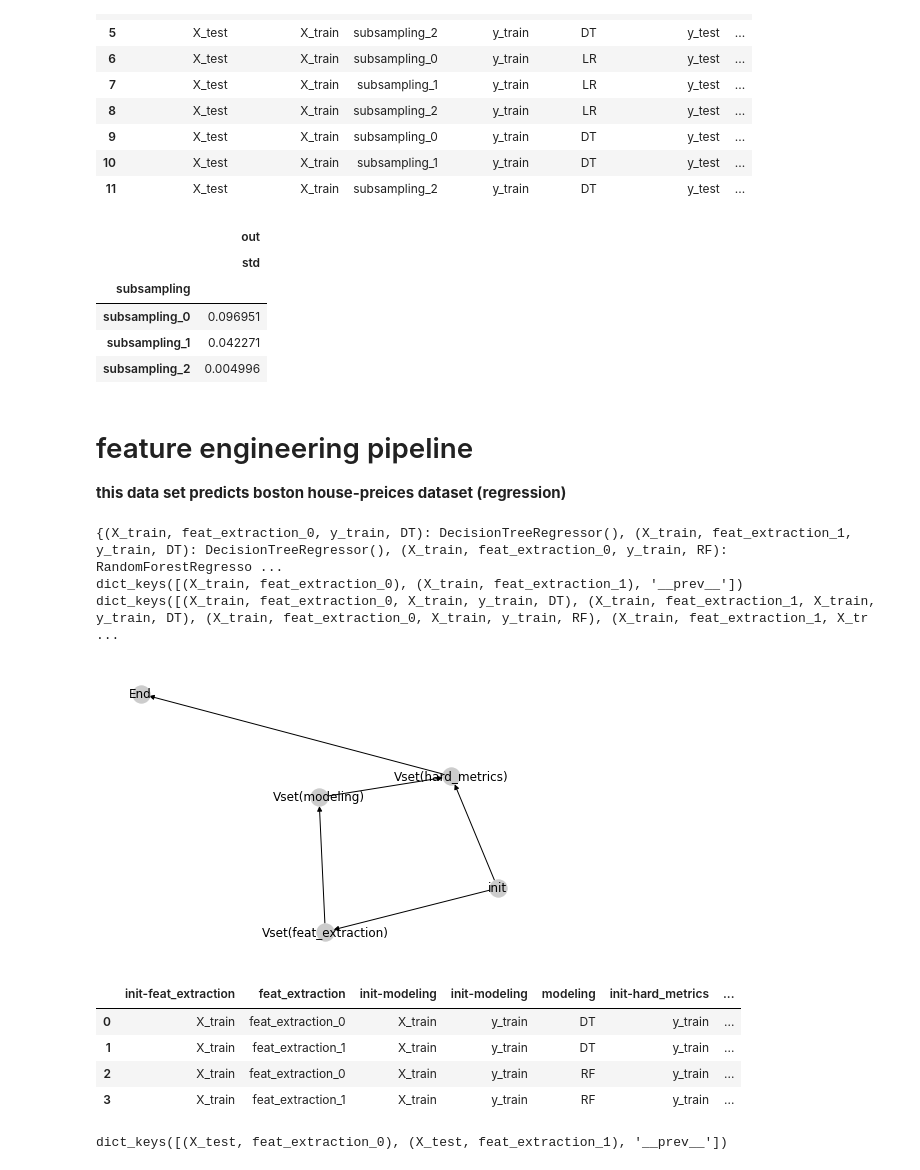
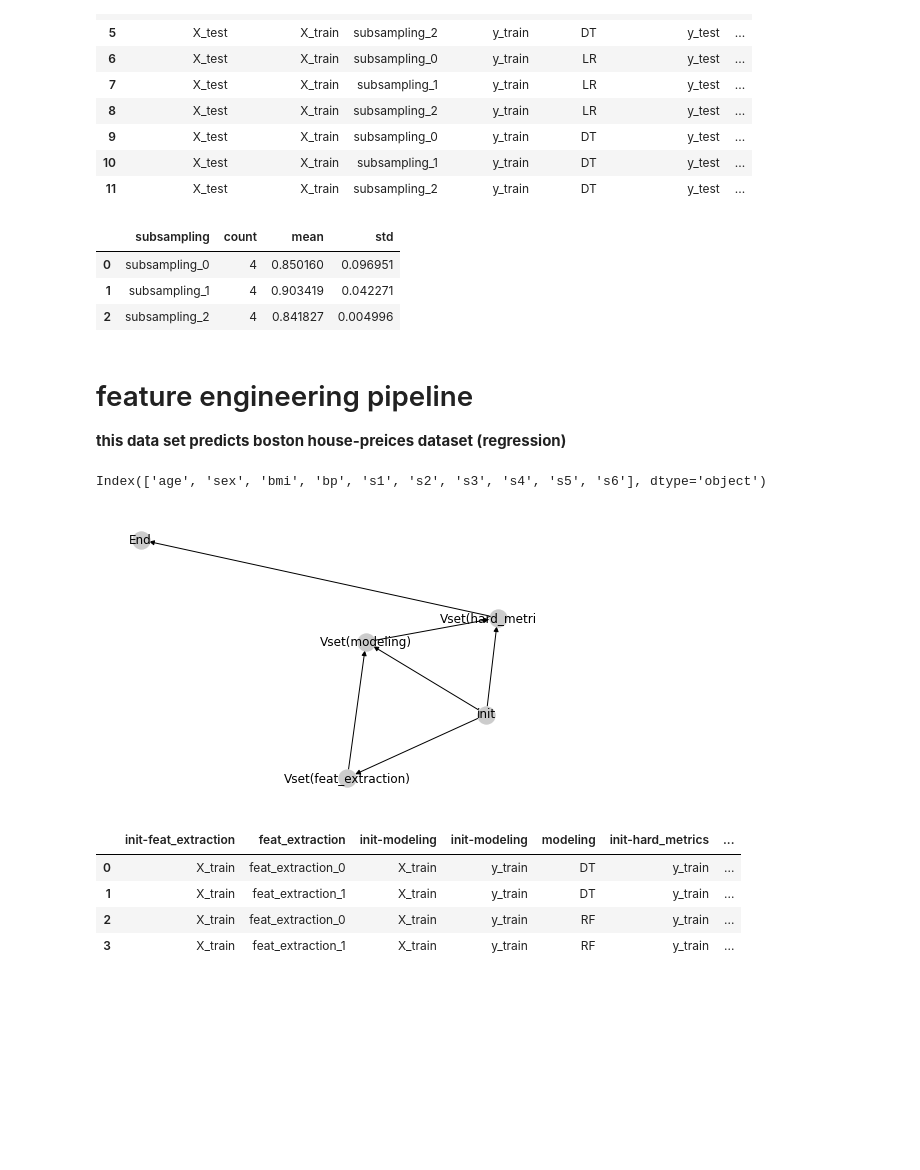
Before and after one commit to Yu-Group/veridical-flow, a Jupyter notebook: notebooks/00_synthetic_classification.ipynb, the cells around one changed output. Saved outputs shown, nothing was run; the diff lists cells and outputs as text; code cells hidden in the pictures; blank space fills up the shorter version.

```diff
--- a/notebooks/00_synthetic_classification.ipynb
+++ b/notebooks/00_synthetic_classification.ipynb
@@ -81,75 +82,60 @@ df
 | 10 | X_test | X_train | subsampling_1 | y_train | DT | y_test | ... |
 | 11 | X_test | X_train | subsampling_2 | y_train | DT | y_test | ... |
 # %%
-compute_interval(df, 'out', 'subsampling')
+perturbation_stats(df, 'subsampling')
 # %% [output]
-|  | out |
-|  | std |
-| subsampling |  |
-| subsampling_0 | 0.096951 |
-| subsampling_1 | 0.042271 |
-| subsampling_2 | 0.004996 |
+|  | subsampling | count | mean | std |
+| 0 | subsampling_0 | 4 | 0.850160 | 0.096951 |
+| 1 | subsampling_1 | 4 | 0.903419 | 0.042271 |
+| 2 | subsampling_2 | 4 | 0.841827 | 0.004996 |
 # %% [markdown]
 # feature engineering pipeline
 **this data set predicts boston house-preices dataset (regression)**
 # %%
 # get data as df
 np.random.seed(13)
-data = sklearn.datasets.load_boston()
+data = load_diabetes()
 df = pd.DataFrame.from_dict(data['data'])
 df.columns = data['feature_names']
 y = data['target']
 X_train, X_test, y_train, y_test = init_args(train_test_split(df, y, random_state=123),
                                              names=['X_train', 'X_test', 'y_train', 'y_test'])
 
-
 # feature extraction - extracts two different sets of features from the same data
-def extract_feats(df: pd.DataFrame, feat_names=['CRIM', 'ZN', 'INDUS', 'CHAS']):
+def extract_feats(df: pd.DataFrame, feat_names=['age', 'sex', 'bmi', 'bp']):
     '''extract specific columns from dataframe
     '''
     return df[feat_names]
 
 
-feat_extraction_funcs = [partial(extract_feats, feat_names=['CRIM', 'ZN', 'INDUS', 'CHAS']),
-                         partial(extract_feats, feat_names=['CRIM', 'ZN', 'INDUS', 'CHAS', 'NOX', 'RM', 'AGE']),
+feat_extraction_funcs = [partial(extract_feats, feat_names=['age', 'sex', 'bmi', 'bp']),
+                         partial(extract_feats, feat_names=['age', 'sex', 'bmi', 'bp', 's1', 's2', 's3', 's4', 's5', 's6']),
                          ]
 feat_extraction = Vset(name='feat_extraction', modules=feat_extraction_funcs, output_matching=True)
 
 X_feats_train = feat_extraction(X_train)
 X_feats_test = feat_extraction(X_test)
 
 modeling_set = Vset(name='modeling',
                     modules=[DecisionTreeRegressor(), RandomForestRegressor()],
                     module_keys=["DT", "RF"])
+modeling_set.fit(X_feats_train, y_train)
 
-# how can we properly pass a y here so that it will fit properly?
-# this runs, but modeling_set.out is empty
-_ = modeling_set.fit(X_feats_train, y_train)
+# get predictions
+preds_all = modeling_set.predict(X_feats_train)
 
-print(modeling_set.out)
-# #get predictions
-preds_all = modeling_set.predict(X_feats_train)
-print(X_feats_train.keys())
-print(preds_all.keys())
-
-# y_test_dict = {('data_0', 'feat_extraction_0'): y_test['X_test'], ('data_0', 'feat_extraction_1'): y_test['X_test']}
-
-#get metrics
+# get metrics
 hard_metrics_set = Vset(name='hard_metrics',
                         modules=[r2_score],
                         module_keys=["r2"])
 hard_metrics = hard_metrics_set.evaluate(preds_all, y_train)
 
 # inspect the pipeline
-#for k in hard_metrics:
-#     print(k, hard_metrics[k])
 G = build_graph(hard_metrics, draw=True)
 plt.show()
 # %% [output]
-{(X_train, feat_extraction_0, y_train, DT): DecisionTreeRegressor(), (X_train, feat_extraction_1, y_train, DT): DecisionTreeRegressor(), (X_train, feat_extraction_0, y_train, RF): RandomForestRegresso ...
-dict_keys([(X_train, feat_extraction_0), (X_train, feat_extraction_1), '__prev__'])
-dict_keys([(X_train, feat_extraction_0, X_train, y_train, DT), (X_train, feat_extraction_1, X_train, y_train, DT), (X_train, feat_extraction_0, X_train, y_train, RF), (X_train, feat_extraction_1, X_tr ...
+Index(['age', 'sex', 'bmi', 'bp', 's1', 's2', 's3', 's4', 's5', 's6'], dtype='object')
-[figure, old version]
+[figure, new version]
 # %%
 df = dict_to_df(hard_metrics)
 df
@@ -159,7 +145,3 @@ df
 | 1 | X_train | feat_extraction_1 | X_train | y_train | DT | y_train | ... |
 | 2 | X_train | feat_extraction_0 | X_train | y_train | RF | y_train | ... |
 | 3 | X_train | feat_extraction_1 | X_train | y_train | RF | y_train | ... |
-# %%
-X_feats_test.keys()
-# %% [output]
-dict_keys([(X_test, feat_extraction_0), (X_test, feat_extraction_1), '__prev__'])
```
Also changed, not shown: parts of 4 cells of this notebook.
